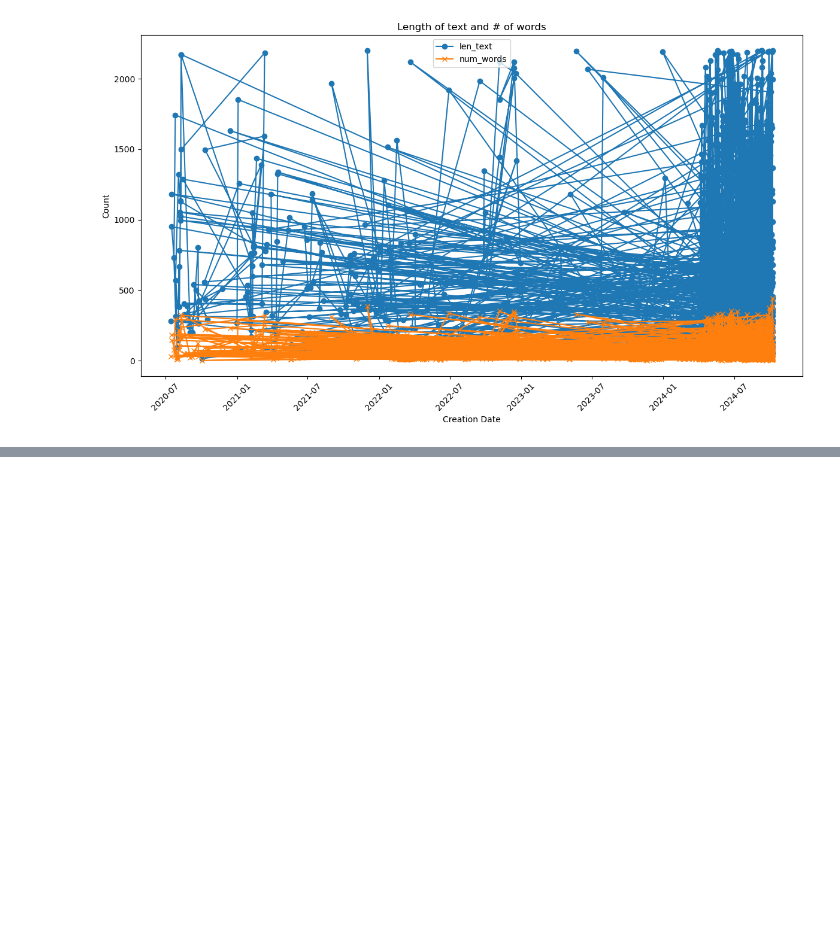
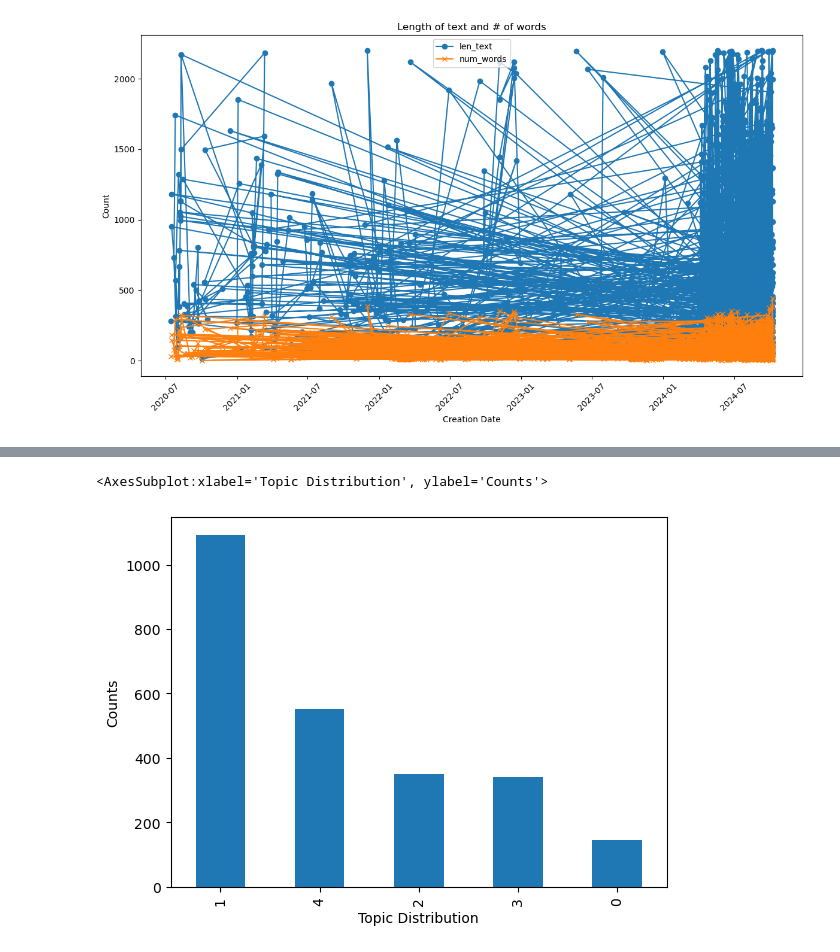
Before and after one commit to MaukanMir/Global-Conflict-Analysis, a Jupyter notebook: training.ipynb, the cells around one changed output, grey strips where cells are left out. Saved outputs shown, nothing was run; the diff lists cells and outputs as text; code cells hidden in the pictures; blank space fills up the shorter version.

```diff
--- a/training.ipynb
+++ b/training.ipynb
@@ -200,0 +211,9 @@ plt.show()
+# %%
+df = df[df['LDA_text'].str.strip() != '']
+# %%
+count_vec = CountVectorizer(max_df=0.95, min_df=2, stop_words="english")
+dtm = count_vec.fit_transform(df["LDA_text"])
+# %%
+n_topics = 5
+lda = LatentDirichletAllocation(n_components=n_topics, max_iter=5, learning_method='online', random_state=0)
+lda.fit(dtm)
@@ -200,0 +223,6 @@ plt.show()
+# %%
+no_top_words = 10
+display_topics(lda, count_vec.get_feature_names(), no_top_words)
+
+topic_values = lda.transform(dtm)
+df['topic'] = topic_values.argmax(axis=1)
@@ -200,0 +240,5 @@ plt.show()
+# %%
+df["topic"].value_counts().plot.bar(xlabel="Topic Distribution", ylabel="Counts")
+# %% [output]
+<AxesSubplot:xlabel='Topic Distribution', ylabel='Counts'>
+[figure, added]
```
Also changed, not shown: parts of 7 cells of this notebook.
